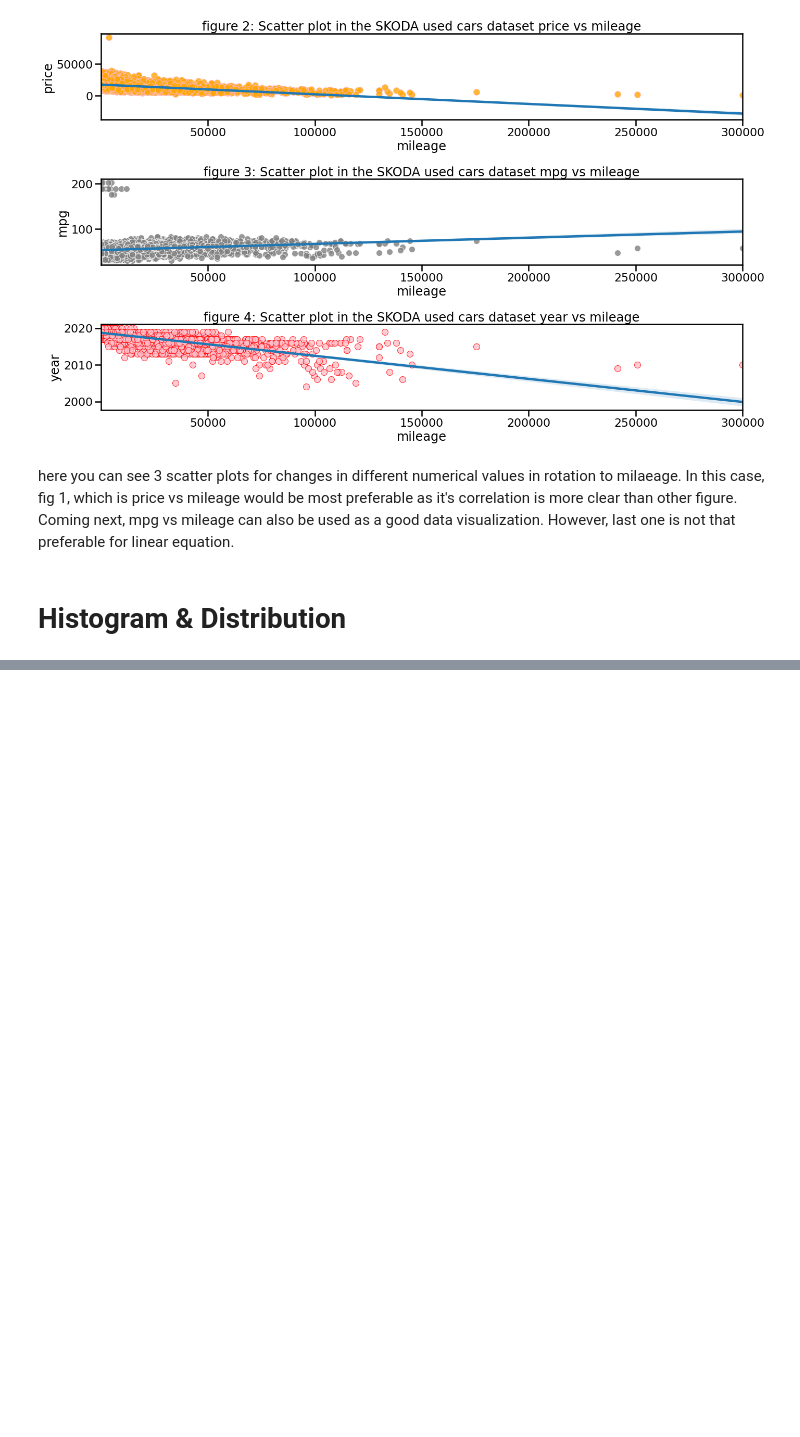
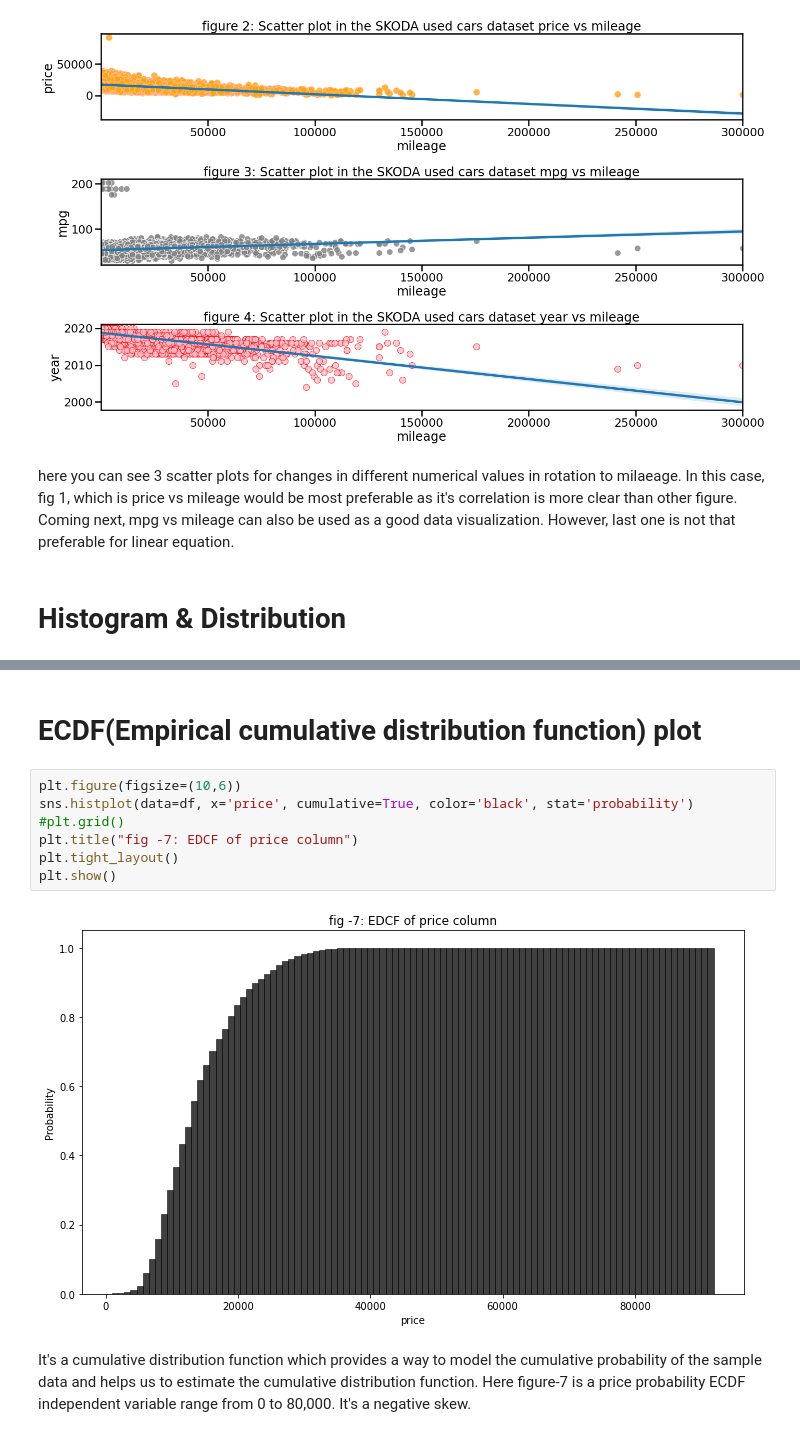
Before and after one commit to Karobi-16/skoda_used_car_analysis, a Jupyter notebook: skoda_used_car_EDA.ipynb, the cells around one changed output, grey strips where cells are left out. Drawn from its saved outputs; the diff is of its cells as text; blank space fills up the shorter version.

```diff
--- a/skoda_used_car_EDA.ipynb
+++ b/skoda_used_car_EDA.ipynb
@@ -125,0 +124,13 @@ The next one, fig 6 refers a ditribution of mileage.
+# %% [markdown]
+# ECDF(Empirical cumulative distribution function) plot
+# %%
+plt.figure(figsize=(10,6))
+sns.histplot(data=df, x='price', cumulative=True, color='black', stat='probability')
+#plt.grid()
+plt.title("fig -7: EDCF of price column")
+plt.tight_layout()
+plt.show()
+# %% [output]
+[figure, added]
+# %% [markdown]
+It's a cumulative distribution function which provides a way to model the cumulative probability of the sample data and helps us to estimate the cumulative distribution function. Here figure-7 is a price probability  ECDF independent variable range from 0 to 80,000. It's a negative skew.
```
Also changed, not shown: parts of 2 cells of this notebook.
